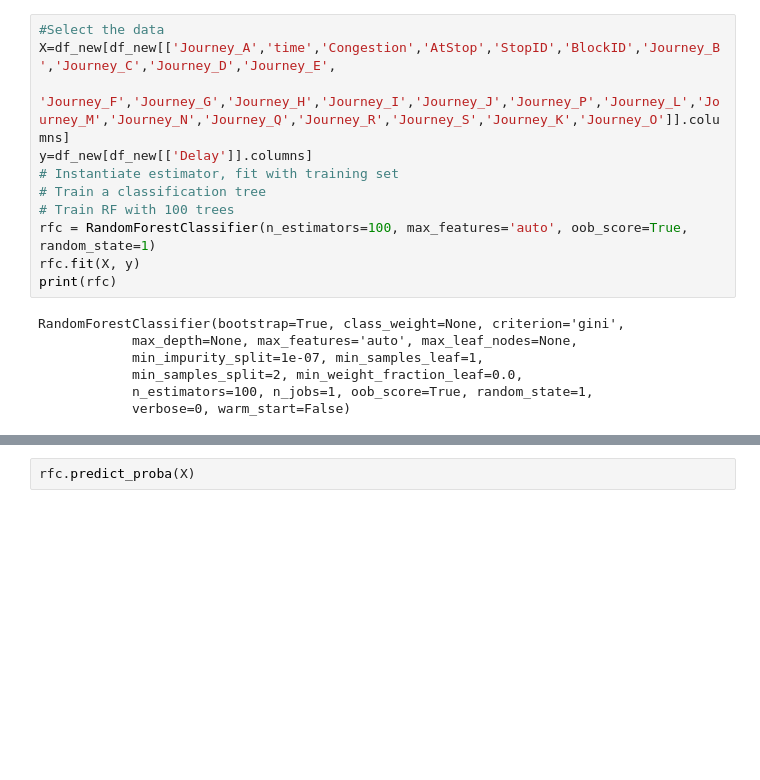
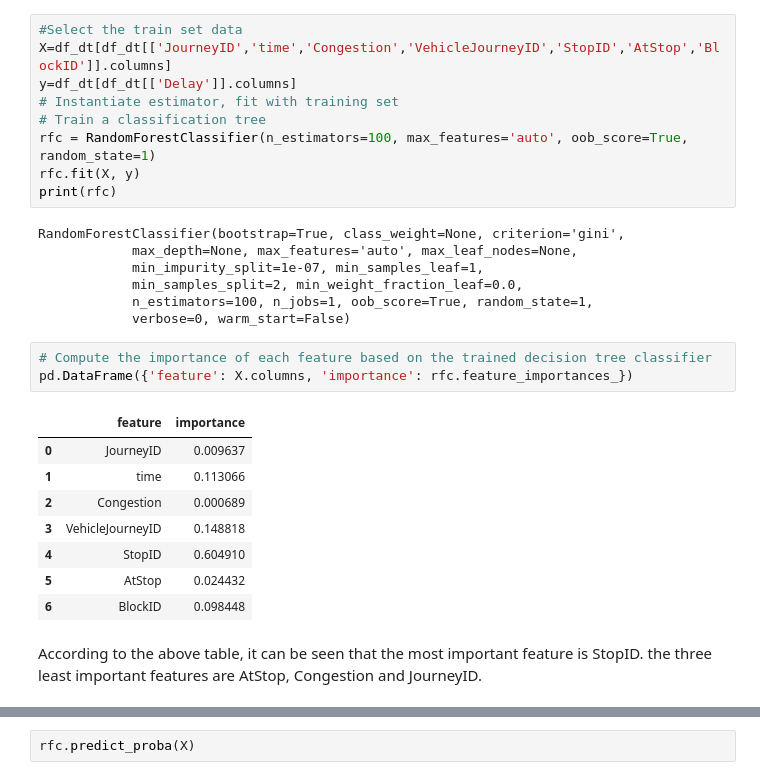
Before and after one commit to DavyShaw/Summer-Project, a Jupyter notebook: summer project.ipynb, the cells around one changed output, grey strips where cells are left out. Drawn from its saved outputs; the diff is of its cells as text; blank space fills up the shorter version.

Commit message:
Add files via upload
update with random forest. But my computer cannot run rf, it always automatically died.

```diff
--- a/summer project.ipynb
+++ b/summer project.ipynb
@@ -812,13 +814,11 @@ avg / total       0.66      0.62      0.62     43371
 # %% [markdown]
 # Random Forest
 # %%
-#Select the data
-X=df_new[df_new[['Journey_A','time','Congestion','AtStop','StopID','BlockID','Journey_B','Journey_C','Journey_D','Journey_E',
-                                    'Journey_F','Journey_G','Journey_H','Journey_I','Journey_J','Journey_P','Journey_L','Journey_M','Journey_N','Journey_Q','Journey_R','Journey_S','Journey_K','Journey_O']].columns]
-y=df_new[df_new[['Delay']].columns]
+#Select the train set data
+X=df_dt[df_dt[['JourneyID','time','Congestion','VehicleJourneyID','StopID','AtStop','BlockID']].columns]
+y=df_dt[df_dt[['Delay']].columns]
 # Instantiate estimator, fit with training set
 # Train a classification tree
-# Train RF with 100 trees
 rfc = RandomForestClassifier(n_estimators=100, max_features='auto', oob_score=True, random_state=1)
 rfc.fit(X, y)
 print(rfc)
@@ -829,3 +829,17 @@ RandomForestClassifier(bootstrap=True, class_weight=None, criterion='gini',
             min_samples_split=2, min_weight_fraction_leaf=0.0,
             n_estimators=100, n_jobs=1, oob_score=True, random_state=1,
             verbose=0, warm_start=False)
+# %%
+# Compute the importance of each feature based on the trained decision tree classifier
+pd.DataFrame({'feature': X.columns, 'importance': rfc.feature_importances_})
+# %% [output]
+|  | feature | importance |
+| 0 | JourneyID | 0.009637 |
+| 1 | time | 0.113066 |
+| 2 | Congestion | 0.000689 |
+| 3 | VehicleJourneyID | 0.148818 |
+| 4 | StopID | 0.604910 |
+| 5 | AtStop | 0.024432 |
+| 6 | BlockID | 0.098448 |
+# %% [markdown]
+According to the above table, it can be seen that the most important feature is StopID. the three least important features are AtStop, Congestion and JourneyID.
```
Also changed, not shown: parts of 8 cells of this notebook.
